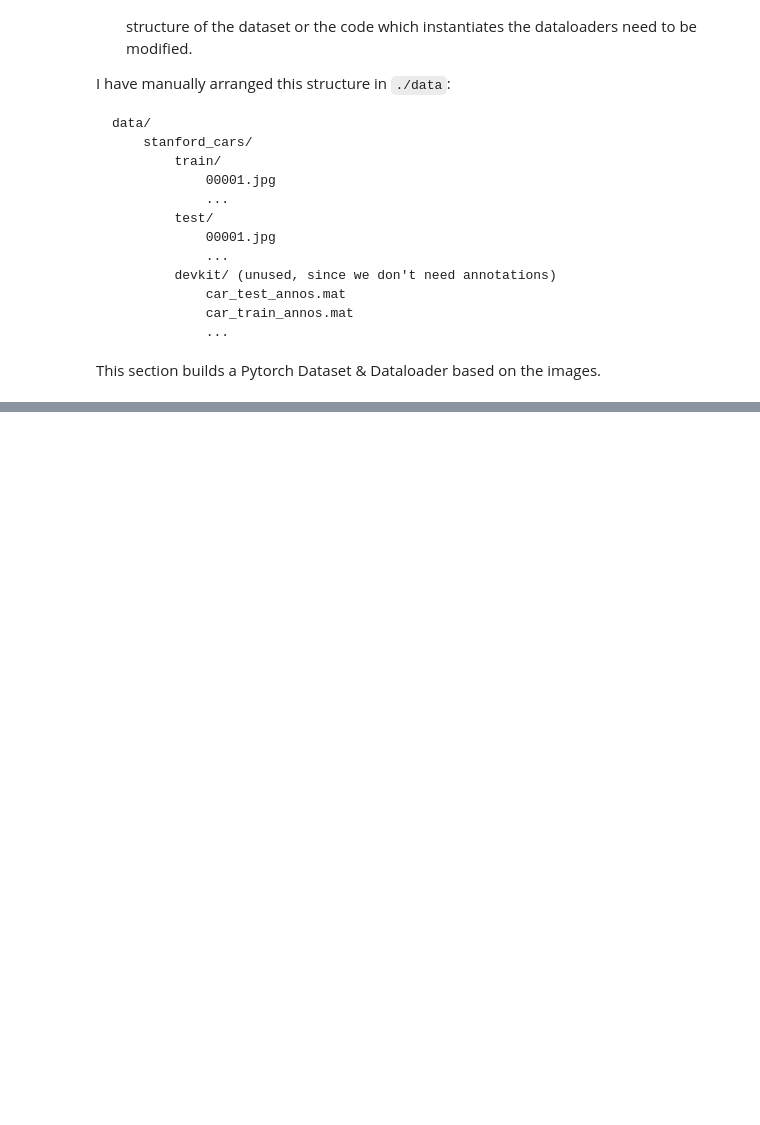
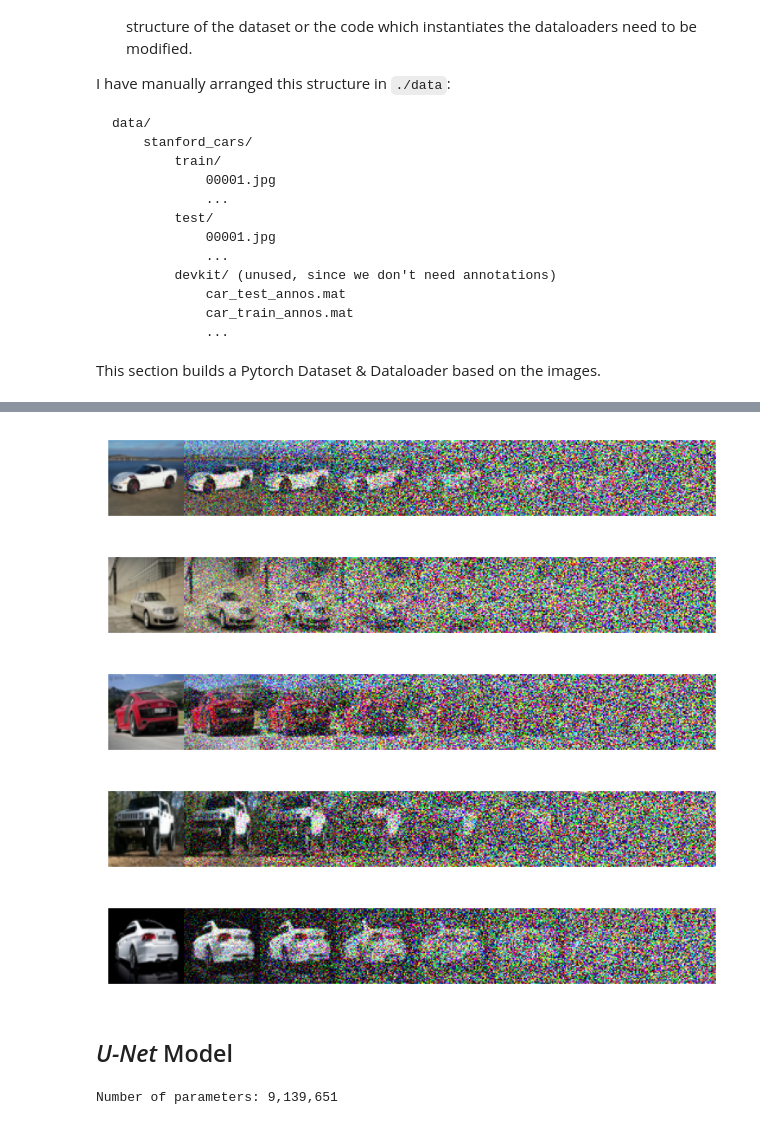
Before and after one commit to mxagar/diffusion-examples, a Jupyter notebook: ddpm/ddpm.ipynb, the cells around one changed output, grey strips where cells are left out. Saved outputs shown, nothing was run; the diff lists cells and outputs as text; code cells hidden in the pictures; blank space fills up the shorter version.

Commit message:
feat: model definition

```diff
--- a/ddpm/ddpm.ipynb
+++ b/ddpm/ddpm.ipynb
@@ -92,6 +90,7 @@ This section builds a Pytorch Dataset & Dataloader based on the images.
 # %%
 IMG_SIZE = 64
 BATCH_SIZE = 100
+DEVICE = torch.device("cuda:0" if torch.cuda.is_available() else "cpu")
 # %%
 class CarImagesDataset(Dataset):
     def __init__(
@@ -153,7 +152,7 @@ dataloader = DataLoader(
     persistent_workers=True
 )
 # %%
-def display_sequence(imgs, dpi: int = 75, nrow: int = 8):
+def display_sequence(imgs: torch.Tensor, dpi: int = 75, nrow: int = 8):
     fig, sub = plt.subplots(dpi=dpi)
     sub.imshow(
         np.transpose(
@@ -178,0 +250,2 @@ _ = display_sequence(batch[:8], dpi=150)
+# %%
+cfg = Config()
@@ -178,0 +294,32 @@ _ = display_sequence(batch[:8], dpi=150)
+# %%
+for image in batch[:5]:
+    _ = visualize_forward_diffusion(
+        image.unsqueeze(dim=0),
+        cfg,
+        num_images=7,
+        dpi=150,
+        interleave=False,
+        device=DEVICE
+    )
+# %% [output]
+[figure, added]
+[figure, added]
+[figure, added]
+[figure, added]
+[figure, added]
+# %% [markdown]
+## *U-Net* Model
+# %%
+from unet import UNet
+
+# model = UNet(ch_mults = (1, 2, 2, 2))  # Complex model for longer training
+model = UNet(ch_mults = (1, 2, 1, 1))  # Simpler model for quicker testing
+
+n_params = sum(p.numel() for p in model.parameters())
+print(
+    f"Number of parameters: {n_params:,}"
+)
+model = model.to(DEVICE)
+cfg = cfg.to(DEVICE)
+# %% [output]
+Number of parameters: 9,139,651
```
Also changed, not shown: parts of 13 cells of this notebook.
